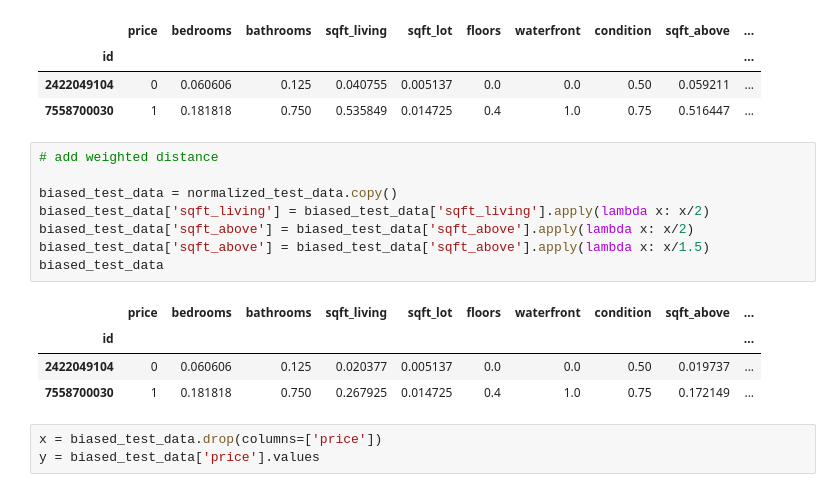
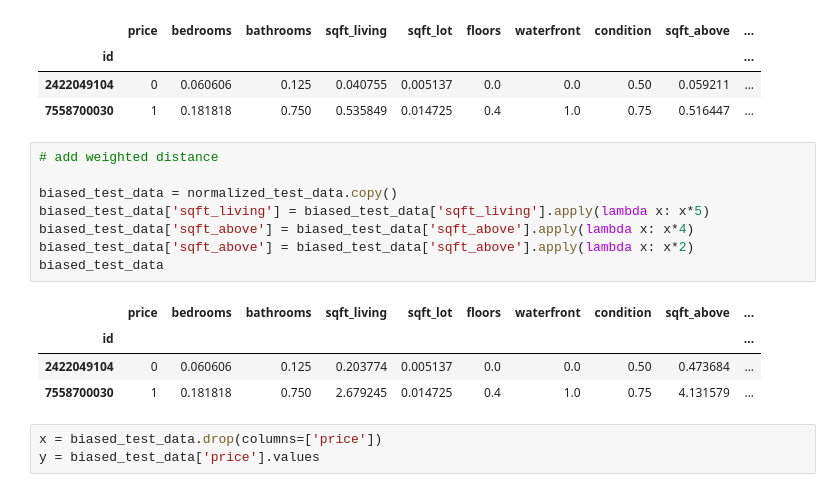
Before and after one commit to Yilin-Ye-official/ml_knn_housing_lab, a Jupyter notebook: knn_home_price.ipynb, the cells around one changed output. Drawn from its saved outputs; the diff is of its cells as text.

```diff
--- a/knn_home_price.ipynb
+++ b/knn_home_price.ipynb
@@ -431,16 +432,16 @@ normalized_test_data
 # %%
 # add weighted distance
 
 biased_test_data = normalized_test_data.copy()
-biased_test_data['sqft_living'] = biased_test_data['sqft_living'].apply(lambda x: x/2)
-biased_test_data['sqft_above'] = biased_test_data['sqft_above'].apply(lambda x: x/2)
-biased_test_data['sqft_above'] = biased_test_data['sqft_above'].apply(lambda x: x/1.5)
+biased_test_data['sqft_living'] = biased_test_data['sqft_living'].apply(lambda x: x*5)
+biased_test_data['sqft_above'] = biased_test_data['sqft_above'].apply(lambda x: x*4)
+biased_test_data['sqft_above'] = biased_test_data['sqft_above'].apply(lambda x: x*2)
 biased_test_data
 # %% [output]
 |  | price | bedrooms | bathrooms | sqft_living | sqft_lot | floors | waterfront | condition | sqft_above | ... |
 | id |  |  |  |  |  |  |  |  |  | ... |
-| 2422049104 | 0 | 0.060606 | 0.125 | 0.020377 | 0.005137 | 0.0 | 0.0 | 0.50 | 0.019737 | ... |
-| 7558700030 | 1 | 0.181818 | 0.750 | 0.267925 | 0.014725 | 0.4 | 1.0 | 0.75 | 0.172149 | ... |
+| 2422049104 | 0 | 0.060606 | 0.125 | 0.203774 | 0.005137 | 0.0 | 0.0 | 0.50 | 0.473684 | ... |
+| 7558700030 | 1 | 0.181818 | 0.750 | 2.679245 | 0.014725 | 0.4 | 1.0 | 0.75 | 4.131579 | ... |
 # %%
 x = biased_test_data.drop(columns=['price'])
 y = biased_test_data['price'].values
```
Also changed, not shown: parts of 11 cells of this notebook.
